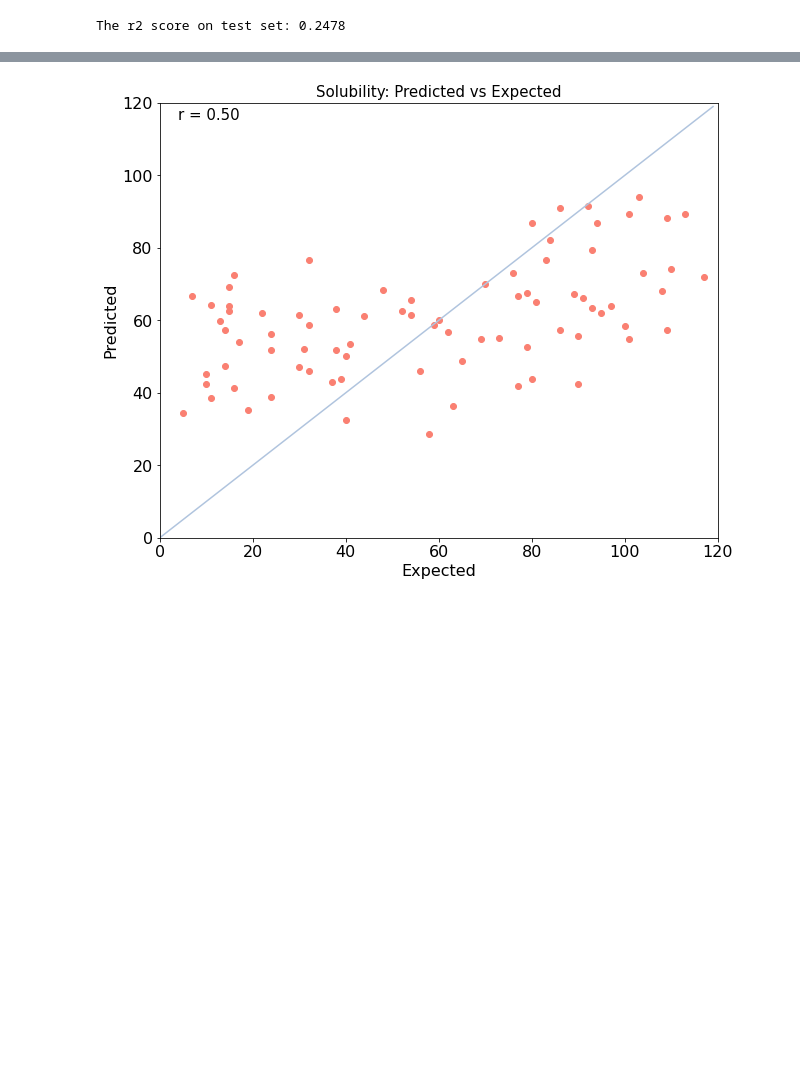
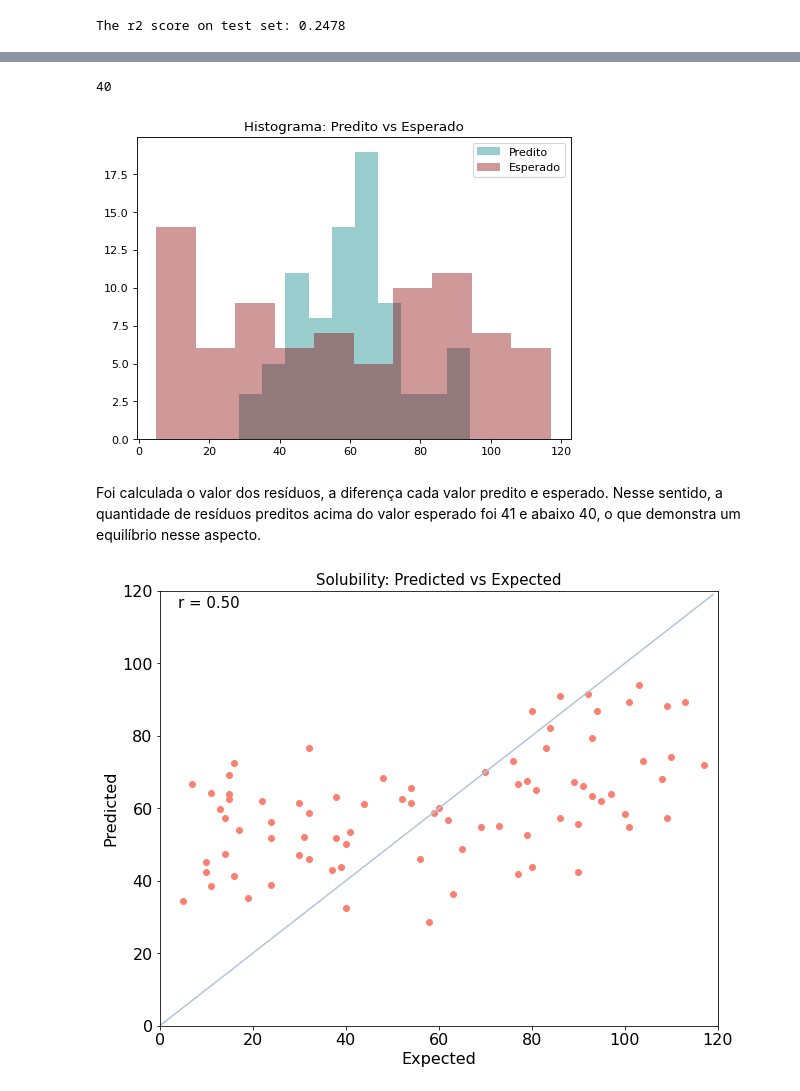
Before and after one commit to RenanDidier/protein-solubility-prediction, a Jupyter notebook: src/sol-ml-modeling-xgboost.ipynb, the cells around one changed output, grey strips where cells are left out. Saved outputs shown, nothing was run; the diff lists cells and outputs as text; code cells hidden in the pictures; blank space fills up the shorter version.

Commit message:
Add hist plot on XGBoost modeling

```diff
--- a/src/sol-ml-modeling-xgboost.ipynb
+++ b/src/sol-ml-modeling-xgboost.ipynb
@@ -163,3 +177,20 @@ The r2 score on test set: 0.2478
+# %%
+(res_df['Residuo'] < 0).sum().sum()
+# %% [output]
+40
+# %%
+from matplotlib.pyplot import figure
+figure(figsize=(7, 5), dpi=80)
+
+plt.hist(y_pred, label='Predito', color='teal', alpha=0.4)
+plt.hist(y_test, label='Esperado', color='darkred', alpha=0.4)
+plt.title('Histograma: Predito vs Esperado')
+plt.legend()
+plt.show()
+# %% [output]
+[figure, added]
+# %% [markdown]
+Foi calculada o valor dos resíduos, a diferença cada valor predito e esperado. Nesse sentido, a quantidade de resíduos preditos acima do valor esperado foi 41 e abaixo 40, o que demonstra um equilíbrio nesse aspecto.
 # %%
 # Plot the R2 predicted and expected results
 
```
Also changed, not shown: parts of 2 cells of this notebook, 1 other file.
